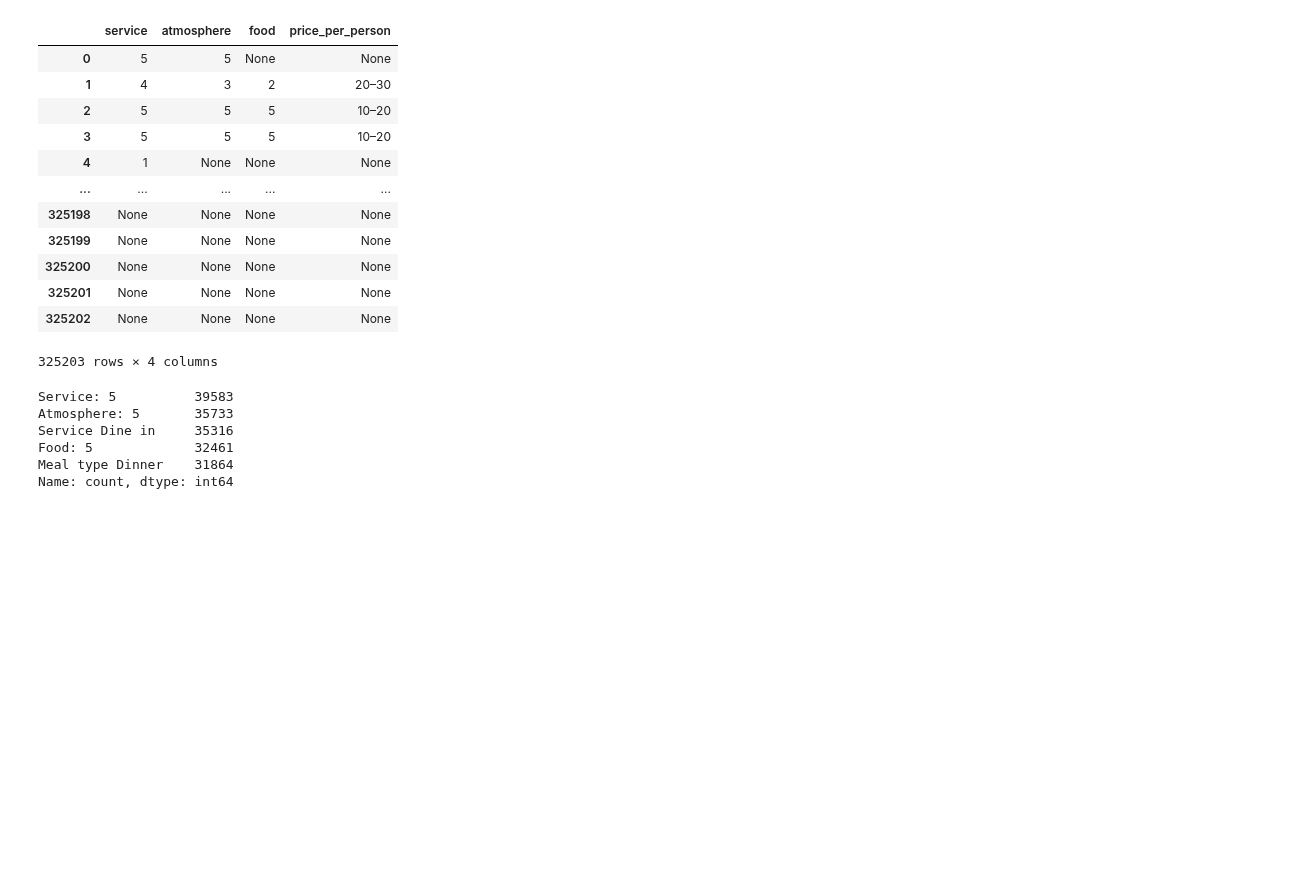
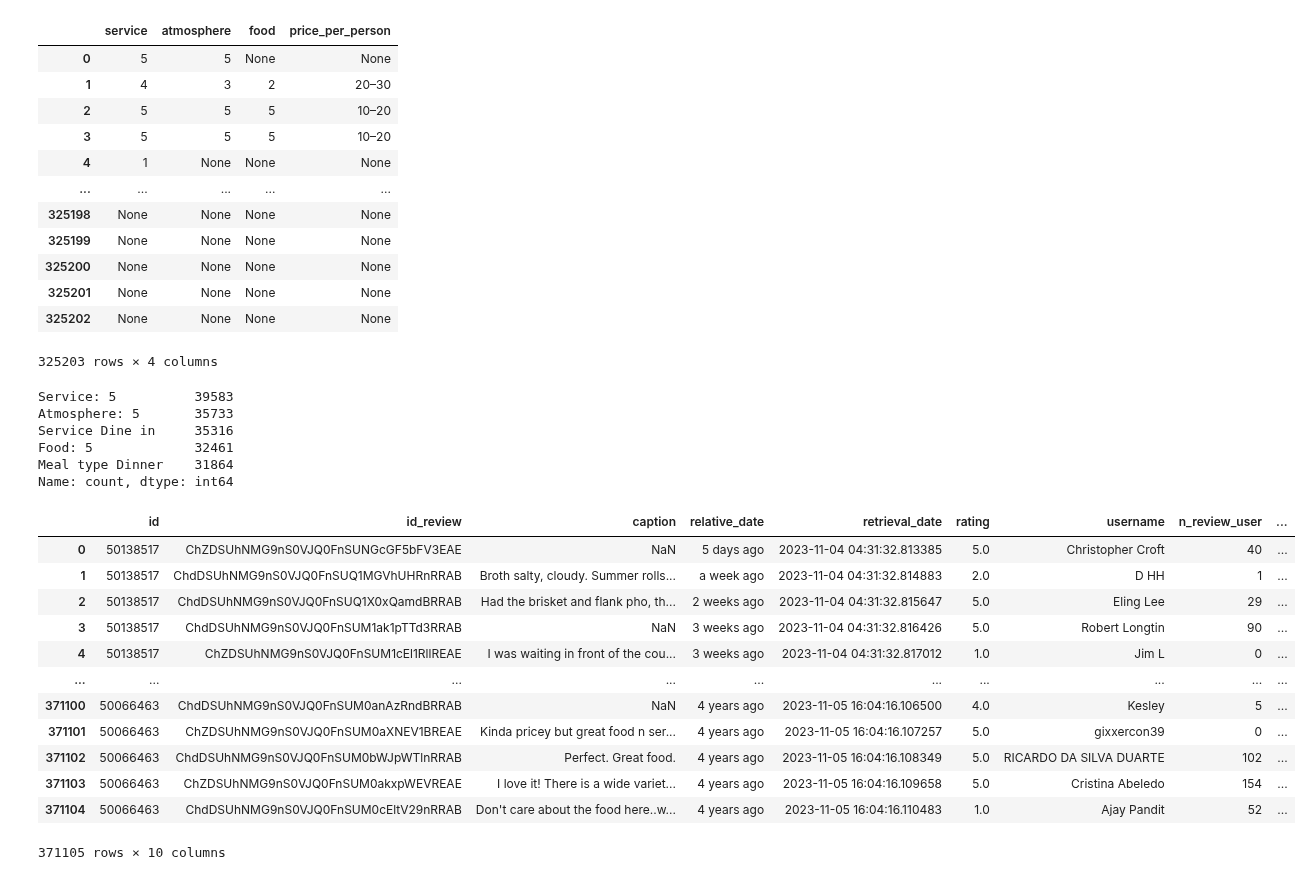
Before and after one commit to Somerville-2023/New-York-health-Inspection-Prediction, a Jupyter notebook: nick-folder/review_work.ipynb, the cells around one changed output. Cells and saved outputs as stored; diff of their text form; code cells hidden in the pictures; blank space fills up the shorter version.

Commit message:
more review work done

```diff
--- a/nick-folder/review_work.ipynb
+++ b/nick-folder/review_work.ipynb
@@ -263,5 +263,21 @@ final_df.head()
 # %%
 #api_reviews = pd.read_csv('reviews_progress.csv')
 scrape_reviews = pd.read_csv('scraped_reviews.csv')
+# %%
+scrape_reviews
+# %% [output]
+|  | id | id_review | caption | relative_date | retrieval_date | rating | username | n_review_user | ... |
+| 0 | 50138517 | ChZDSUhNMG9nS0VJQ0FnSUNGcGF5bFV3EAE | NaN | 5 days ago | 2023-11-04 04:31:32.813385 | 5.0 | Christopher Croft | 40 | ... |
+| 1 | 50138517 | ChdDSUhNMG9nS0VJQ0FnSUQ1MGVhUHRnRRAB | Broth salty, cloudy. Summer rolls... | a week ago | 2023-11-04 04:31:32.814883 | 2.0 | D HH | 1 | ... |
+| 2 | 50138517 | ChdDSUhNMG9nS0VJQ0FnSUQ1X0xQamdBRRAB | Had the brisket and flank pho, th... | 2 weeks ago | 2023-11-04 04:31:32.815647 | 5.0 | Eling Lee | 29 | ... |
+| 3 | 50138517 | ChdDSUhNMG9nS0VJQ0FnSUM1ak1pTTd3RRAB | NaN | 3 weeks ago | 2023-11-04 04:31:32.816426 | 5.0 | Robert Longtin | 90 | ... |
+| 4 | 50138517 | ChZDSUhNMG9nS0VJQ0FnSUM1cEl1RllREAE | I was waiting in front of the cou... | 3 weeks ago | 2023-11-04 04:31:32.817012 | 1.0 | Jim L | 0 | ... |
+| ... | ... | ... | ... | ... | ... | ... | ... | ... | ... |
+| 371100 | 50066463 | ChdDSUhNMG9nS0VJQ0FnSUM0anAzRndBRRAB | NaN | 4 years ago | 2023-11-05 16:04:16.106500 | 4.0 | Kesley | 5 | ... |
+| 371101 | 50066463 | ChZDSUhNMG9nS0VJQ0FnSUM0aXNEV1BREAE | Kinda pricey but great food n ser... | 4 years ago | 2023-11-05 16:04:16.107257 | 5.0 | gixxercon39 | 0 | ... |
+| 371102 | 50066463 | ChdDSUhNMG9nS0VJQ0FnSUM0bWJpWTlnRRAB | Perfect. Great food. | 4 years ago | 2023-11-05 16:04:16.108349 | 5.0 | RICARDO DA SILVA DUARTE | 102 | ... |
+| 371103 | 50066463 | ChZDSUhNMG9nS0VJQ0FnSUM0akxpWEVREAE | I love it! There is a wide variet... | 4 years ago | 2023-11-05 16:04:16.109658 | 5.0 | Cristina Abeledo | 154 | ... |
+| 371104 | 50066463 | ChdDSUhNMG9nS0VJQ0FnSUM0cEltV29nRRAB | Don't care about the food here..w... | 4 years ago | 2023-11-05 16:04:16.110483 | 1.0 | Ajay Pandit | 52 | ... |
+371105 rows × 10 columns
 # %%
 reviews = prep.cleanse_reviews(scrape_reviews)
```
Also changed, not shown: parts of 2 cells of this notebook.
